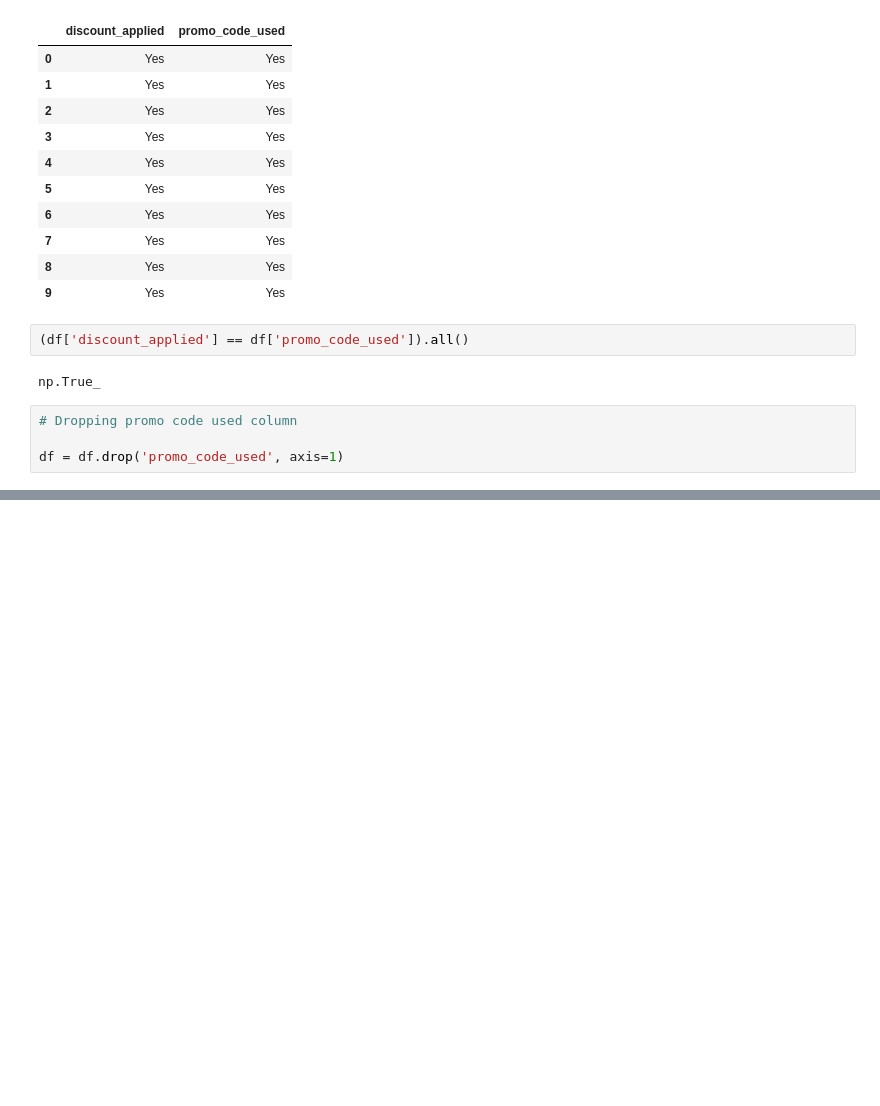
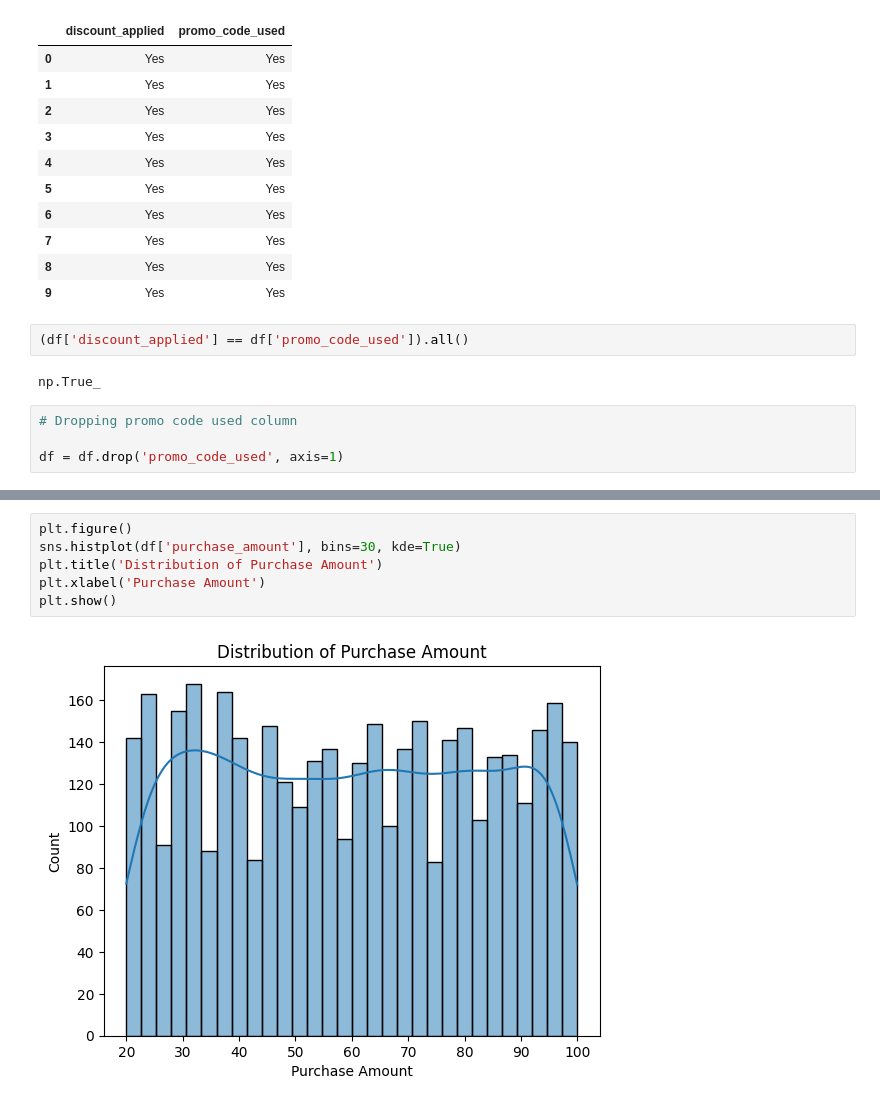
Before and after one commit to HarshChaturvedi19/customers_trends_analysis, a Jupyter notebook: customer_analysis.ipynb, the cells around one changed output, grey strips where cells are left out. Saved outputs shown, nothing was run; the diff lists cells and outputs as text; blank space fills up the shorter version.

Commit message:
data visualization

```diff
--- a/customer_analysis.ipynb
+++ b/customer_analysis.ipynb
@@ -185,0 +203,8 @@ df = df.drop('promo_code_used', axis=1)
+# %%
+plt.figure()
+sns.histplot(df['purchase_amount'], bins=30, kde=True)
+plt.title('Distribution of Purchase Amount')
+plt.xlabel('Purchase Amount')
+plt.show()
+# %% [output]
+[figure, added]
```
Also changed, not shown: parts of 6 cells of this notebook.
